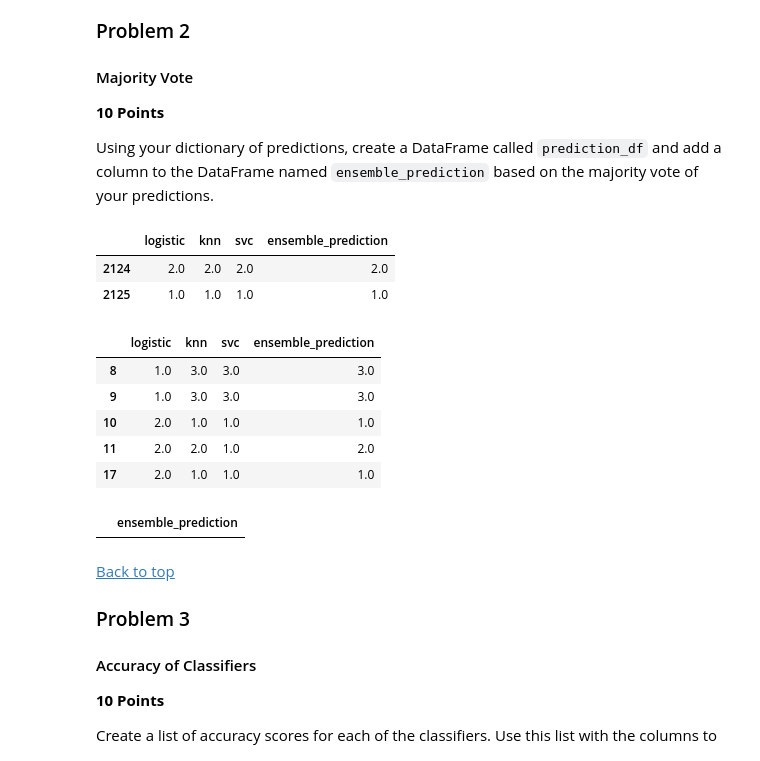
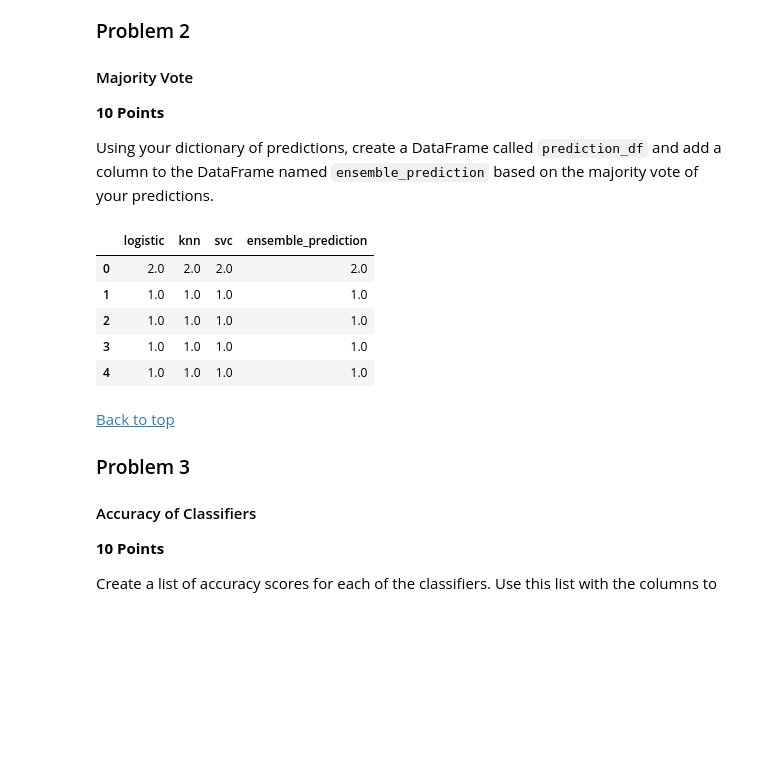
Before and after one commit to Subroy1/MSAI_AllPracticeModules, a Jupyter notebook: Module 20/Assignment20_1.ipynb, the cells around one changed output. Cells and saved outputs as stored; diff of their text form; code cells hidden in the pictures; blank space fills up the shorter version.

```diff
--- a/Module 20/Assignment20_1.ipynb
+++ b/Module 20/Assignment20_1.ipynb
@@ -144,35 +141,29 @@ results
 **10 Points**
 
 Using your dictionary of predictions, create a DataFrame called `prediction_df` and add a column to the DataFrame named `ensemble_prediction` based on the majority vote of your predictions.
-# %%
-results_df=pd.DataFrame(results)
-results_df['ensemble_prediction'] = mode(results_df, axis=1)[0]
-results_df.tail(2)
-# %% [output]
-|  | logistic | knn | svc | ensemble_prediction |
-| 2124 | 2.0 | 2.0 | 2.0 | 2.0 |
-| 2125 | 1.0 | 1.0 | 1.0 | 1.0 |
-# %%
-results_df[results_df['logistic']!=results_df['svc']].head()
-# %% [output]
-|  | logistic | knn | svc | ensemble_prediction |
-| 8 | 1.0 | 3.0 | 3.0 | 3.0 |
-| 9 | 1.0 | 3.0 | 3.0 | 3.0 |
-| 10 | 2.0 | 1.0 | 1.0 | 1.0 |
-| 11 | 2.0 | 2.0 | 1.0 | 2.0 |
-| 17 | 2.0 | 1.0 | 1.0 | 1.0 |
 # %%
 ### GRADED
+results_models_df=pd.DataFrame(results)
+results_models_df['ensemble_prediction'] = mode(results_models_df, axis=1)[0]
+results_models_df.head()
 prediction_df = pd.DataFrame()
 prediction_df['ensemble_prediction'] = ''
-results_df['ensemble_prediction'] = results_df.mode[0]
+
+#results_models_df[results_df['knn']!=results_df['svc']].head()
 
 # YOUR CODE HERE
+prediction_df['ensemble_prediction'] = results_models_df['ensemble_prediction']
+prediction_df=results_models_df
 
 ### ANSWER CHECK
 prediction_df.head()
 # %% [output]
-|  | ensemble_prediction |
+|  | logistic | knn | svc | ensemble_prediction |
+| 0 | 2.0 | 2.0 | 2.0 | 2.0 |
+| 1 | 1.0 | 1.0 | 1.0 | 1.0 |
+| 2 | 1.0 | 1.0 | 1.0 | 1.0 |
+| 3 | 1.0 | 1.0 | 1.0 | 1.0 |
+| 4 | 1.0 | 1.0 | 1.0 | 1.0 |
 # %% [markdown]
 [Back to top](#-Index)
 
```
Also changed, not shown: parts of 11 cells of this notebook.
